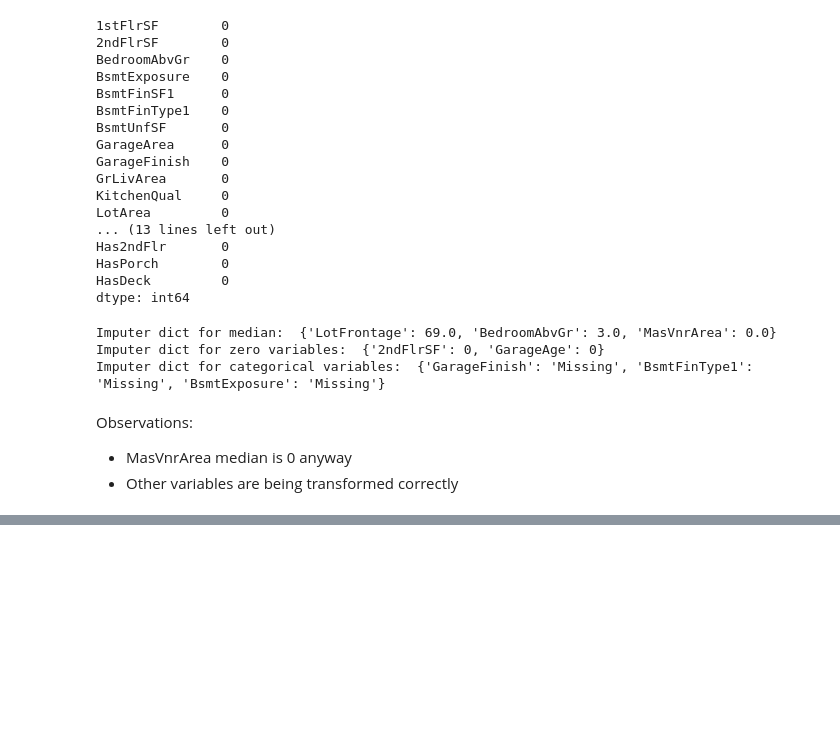
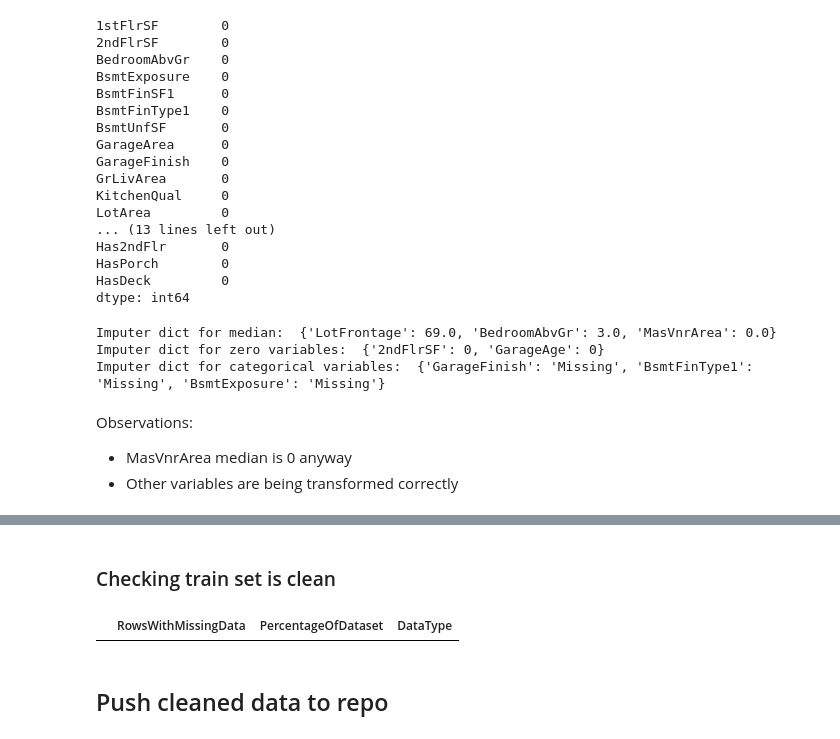
Before and after one commit to emilywade/heritage-housing, a Jupyter notebook: jupyter_notebooks/02DataCleaning.ipynb, the cells around one changed output, grey strips where cells are left out. Drawn from its saved outputs; the diff is of its cells as text; code cells hidden in the pictures; blank space fills up the shorter version.

```diff
--- a/jupyter_notebooks/02DataCleaning.ipynb
+++ b/jupyter_notebooks/02DataCleaning.ipynb
@@ -217,0 +294,8 @@ Observations:
+# %% [markdown]
+### Checking train set is clean
+# %%
+EvaluateMissingData(X_train)
+# %% [output]
+|  | RowsWithMissingData | PercentageOfDataset | DataType |
+# %% [markdown]
+## Push cleaned data to repo
```
Also changed, not shown: parts of 8 cells of this notebook, 3 other files.
